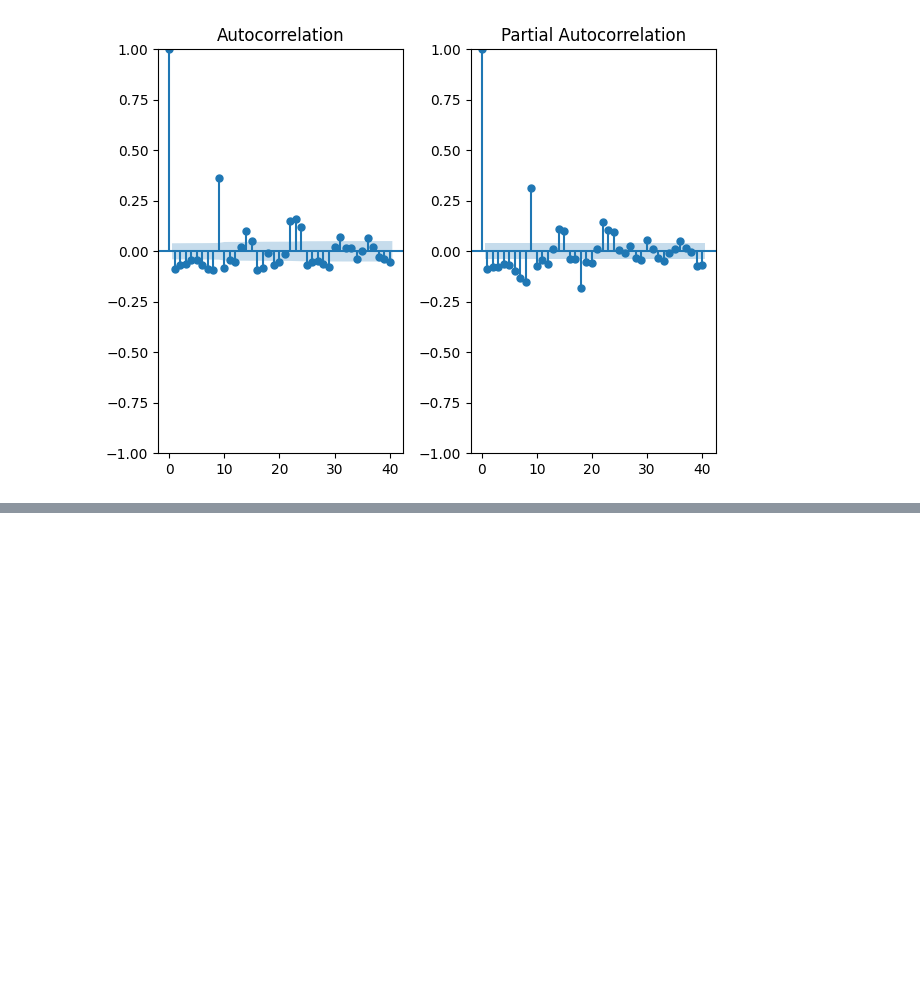
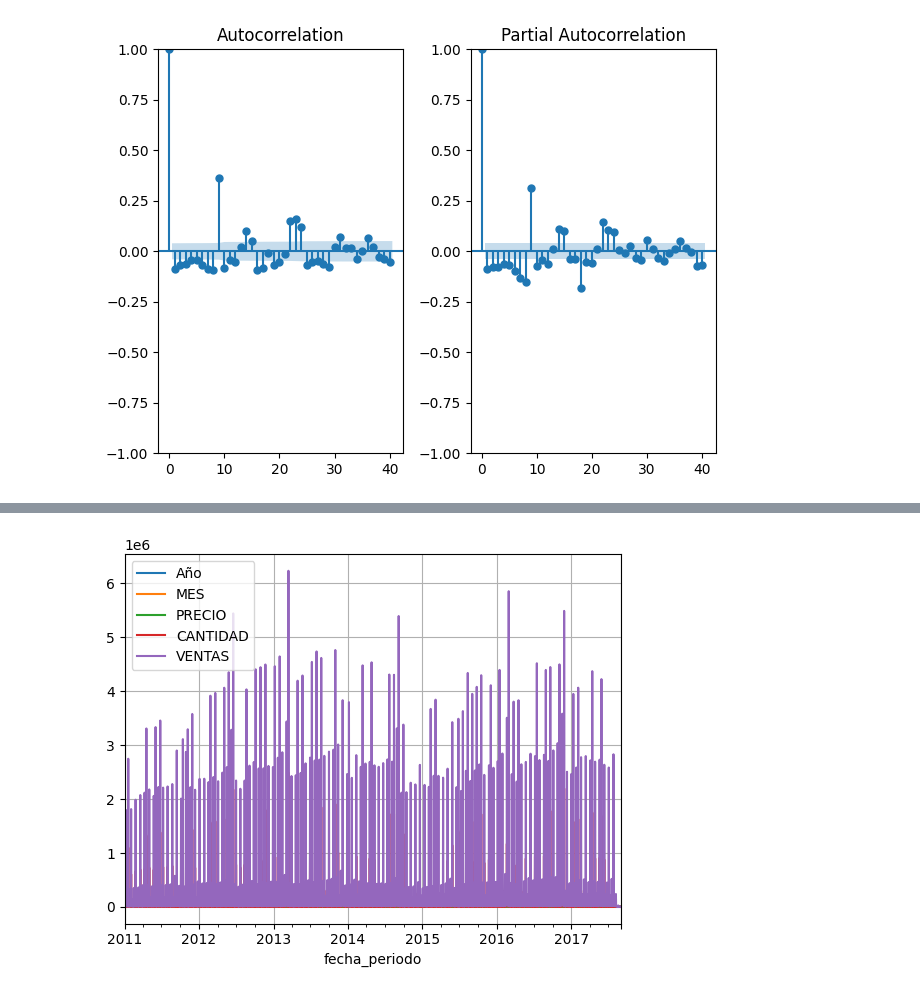
Before and after one commit to jmollan/Python_Proyecto_PUCP, a Jupyter notebook: Examen_Fin.ipynb, the cells around one changed output, grey strips where cells are left out. Saved outputs shown, nothing was run; the diff lists cells and outputs as text; code cells hidden in the pictures; blank space fills up the shorter version.

```diff
--- a/Examen_Fin.ipynb
+++ b/Examen_Fin.ipynb
@@ -346,0 +358,6 @@ plt.show()
+# %%
+df.plot()
+plt.grid()
+plt.show()
+# %% [output]
+[figure, added]
```
Also changed, not shown: parts of 8 cells of this notebook.
